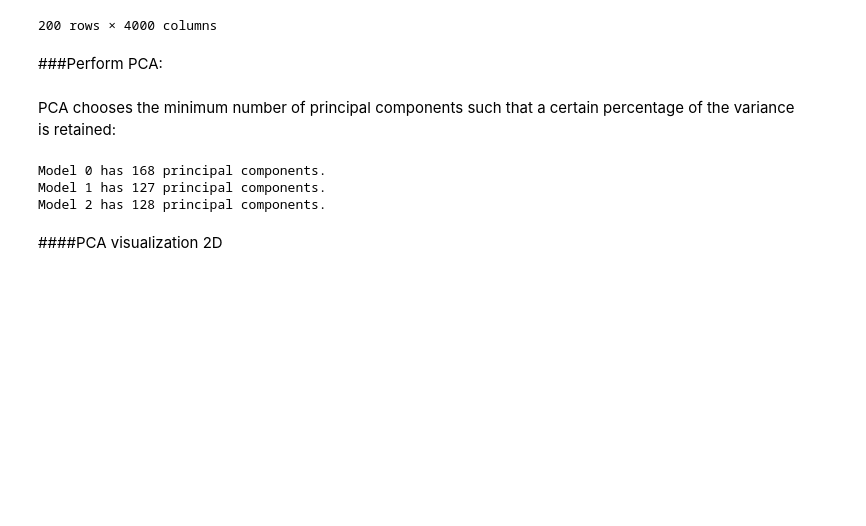
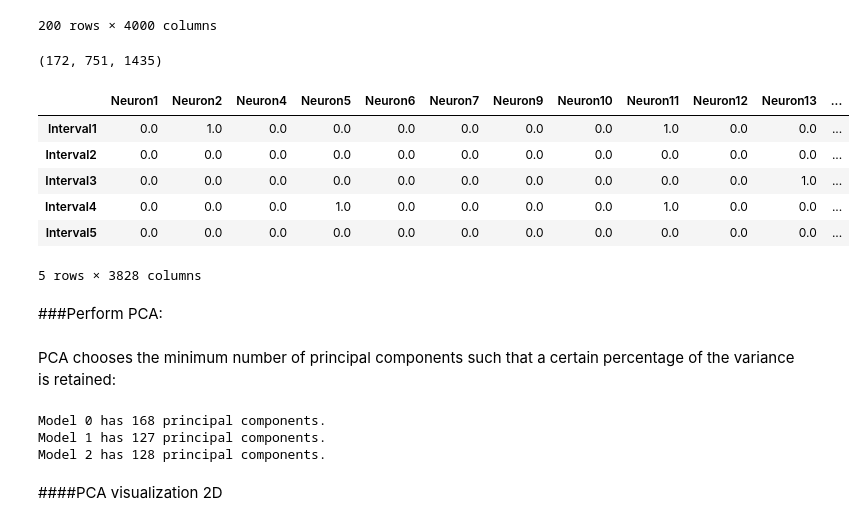
Before and after one commit to LeyloJohnny/Computational-Neuroscience, a Jupyter notebook: Dimensionality_reduction.ipynb, the cells around one changed output. Saved outputs shown, nothing was run; the diff lists cells and outputs as text; code cells hidden in the pictures; blank space fills up the shorter version.

Commit message:
Deleted silent neurons

```diff
--- a/Dimensionality_reduction.ipynb
+++ b/Dimensionality_reduction.ipynb
@@ -299,0 +314,4 @@ models_data[2].head(neurons)
+# %%
+len(silent_neurons[0]), len(silent_neurons[1]), len(silent_neurons[2])
+# %% [output]
+(172, 751, 1435)
@@ -299,0 +323,10 @@ models_data[2].head(neurons)
+# %%
+models_data[0].head()
+# %% [output]
+|  | Neuron1 | Neuron2 | Neuron4 | Neuron5 | Neuron6 | Neuron7 | Neuron9 | Neuron10 | Neuron11 | Neuron12 | Neuron13 | ... |
+| Interval1 | 0.0 | 1.0 | 0.0 | 0.0 | 0.0 | 0.0 | 0.0 | 0.0 | 1.0 | 0.0 | 0.0 | ... |
+| Interval2 | 0.0 | 0.0 | 0.0 | 0.0 | 0.0 | 0.0 | 0.0 | 0.0 | 0.0 | 0.0 | 0.0 | ... |
+| Interval3 | 0.0 | 0.0 | 0.0 | 0.0 | 0.0 | 0.0 | 0.0 | 0.0 | 0.0 | 0.0 | 1.0 | ... |
+| Interval4 | 0.0 | 0.0 | 0.0 | 1.0 | 0.0 | 0.0 | 0.0 | 0.0 | 1.0 | 0.0 | 0.0 | ... |
+| Interval5 | 0.0 | 0.0 | 0.0 | 0.0 | 0.0 | 0.0 | 0.0 | 0.0 | 0.0 | 0.0 | 0.0 | ... |
+5 rows × 3828 columns
```
Also changed, not shown: parts of 4 cells of this notebook.
